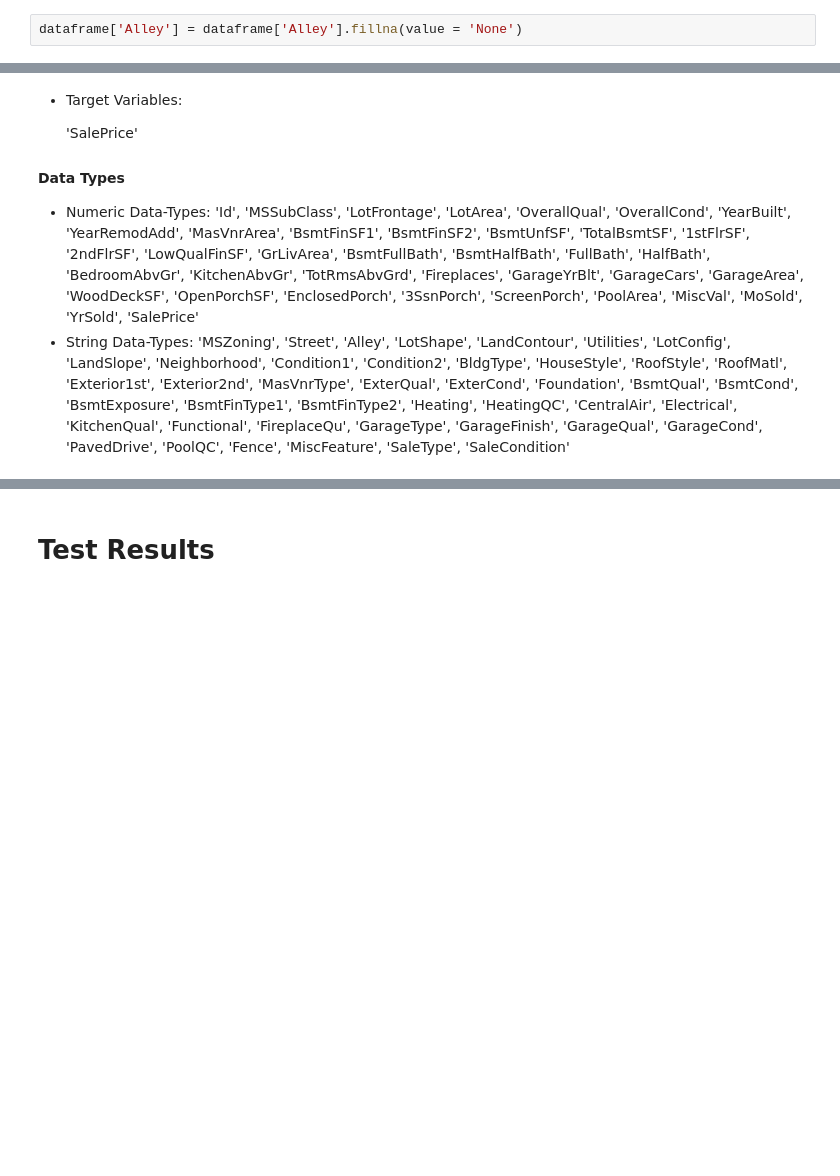
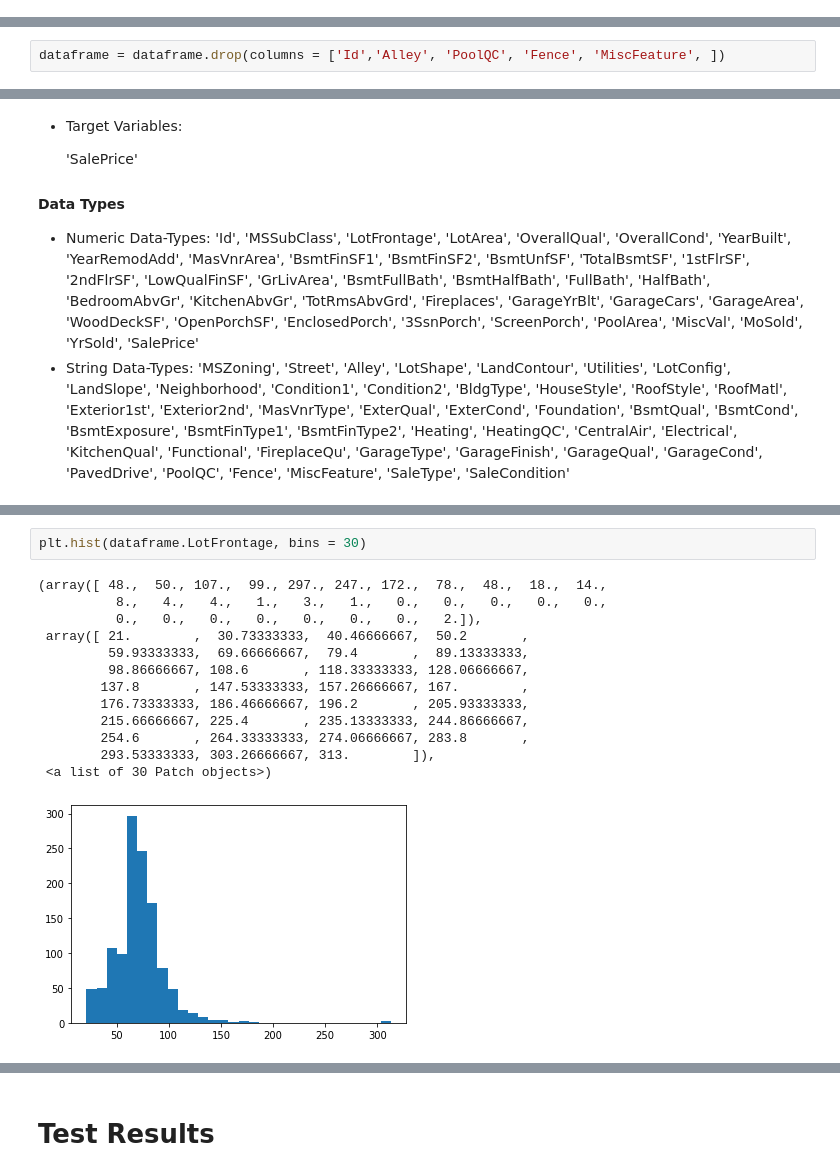
Before and after one commit to Jim-Craig/Housing-Prices, a Jupyter notebook: Housing Data.ipynb, the cells around one changed output, grey strips where cells are left out. Drawn from its saved outputs; the diff is of its cells as text; blank space fills up the shorter version.

```diff
--- a/Housing Data.ipynb
+++ b/Housing Data.ipynb
@@ -34,2 +30,0 @@ The shape of the training set is (1460, 81)
-# %%
-dataframe['Alley'] = dataframe['Alley'].fillna(value = 'None')
@@ -52,3 +41,5 @@ corr(dataframe)
+# %%
+dataframe = dataframe.drop(columns = ['Id','Alley', 'PoolQC', 'Fence', 'MiscFeature', ])
 # %%
 numeric_data = dataframe.select_dtypes(include=[np.number])
 categorical_data = dataframe.select_dtypes(exclude=[np.number])
@@ -215,0 +153,16 @@ Text(0, 0.5, 'Sale Price')
+# %%
+plt.hist(dataframe.LotFrontage, bins = 30)
+# %% [output]
+(array([ 48.,  50., 107.,  99., 297., 247., 172.,  78.,  48.,  18.,  14.,
+          8.,   4.,   4.,   1.,   3.,   1.,   0.,   0.,   0.,   0.,   0.,
+          0.,   0.,   0.,   0.,   0.,   0.,   0.,   2.]),
+ array([ 21.        ,  30.73333333,  40.46666667,  50.2       ,
+         59.93333333,  69.66666667,  79.4       ,  89.13333333,
+         98.86666667, 108.6       , 118.33333333, 128.06666667,
+        137.8       , 147.53333333, 157.26666667, 167.        ,
+        176.73333333, 186.46666667, 196.2       , 205.93333333,
+        215.66666667, 225.4       , 235.13333333, 244.86666667,
+        254.6       , 264.33333333, 274.06666667, 283.8       ,
+        293.53333333, 303.26666667, 313.        ]),
+ <a list of 30 Patch objects>)
+[figure, added]
```
Also changed, not shown: parts of 153 cells of this notebook.
